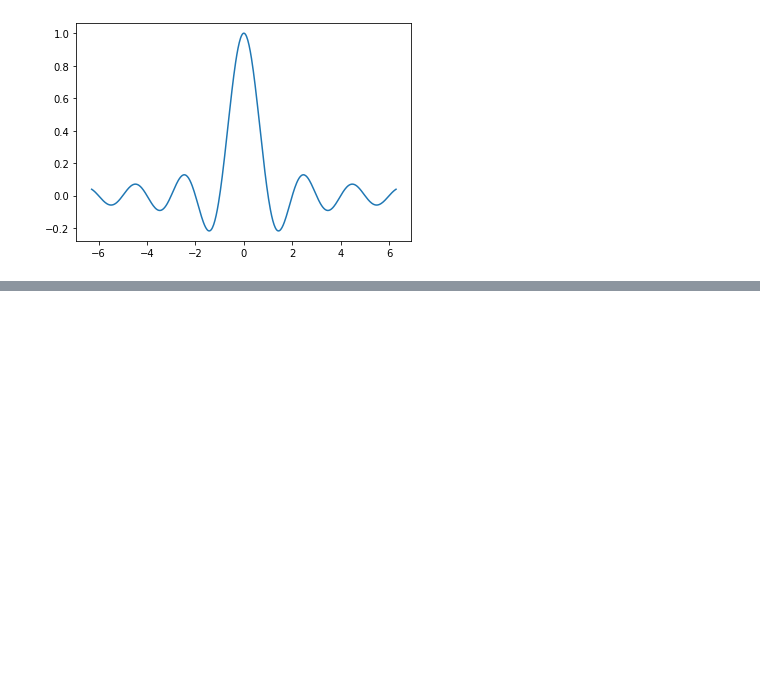
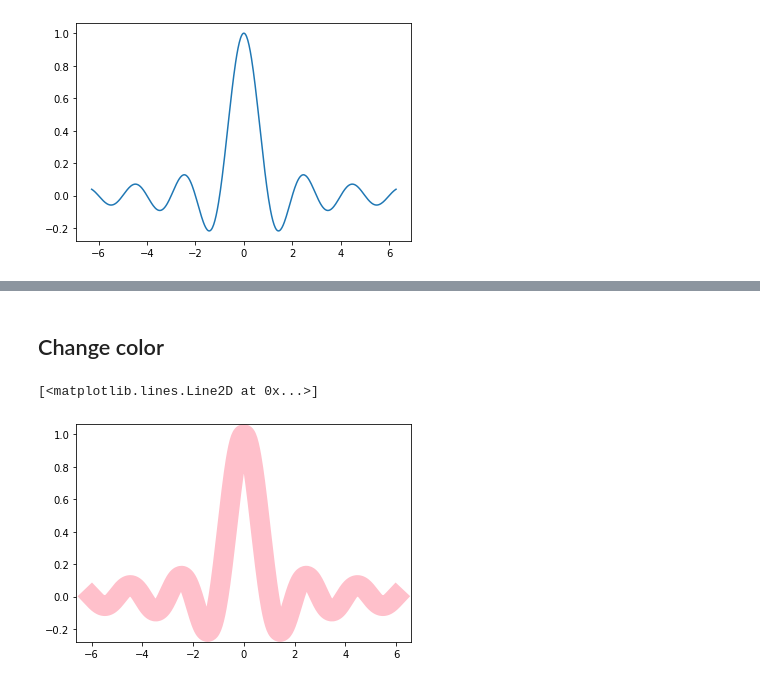
Before and after one commit to ronaktanna/matplotlib_reference, a Jupyter notebook: Matplotlib Starter Reference.ipynb, the cells around one changed output, grey strips where cells are left out. Cells and saved outputs as stored; diff of their text form; code cells hidden in the pictures; blank space fills up the shorter version.

```diff
--- a/Matplotlib Starter Reference.ipynb
+++ b/Matplotlib Starter Reference.ipynb
@@ -35,0 +53,9 @@ ax = fig.gca()
+# %% [markdown]
+## Change color
+# %%
+fig = plt.figure()
+ax = fig.gca()
+ax.plot(x, y, color="pink", linewidth="20")
+# %% [output]
+[<matplotlib.lines.Line2D at 0x...>]
+[figure, added]
```
Also changed, not shown: parts of 8 cells of this notebook.
